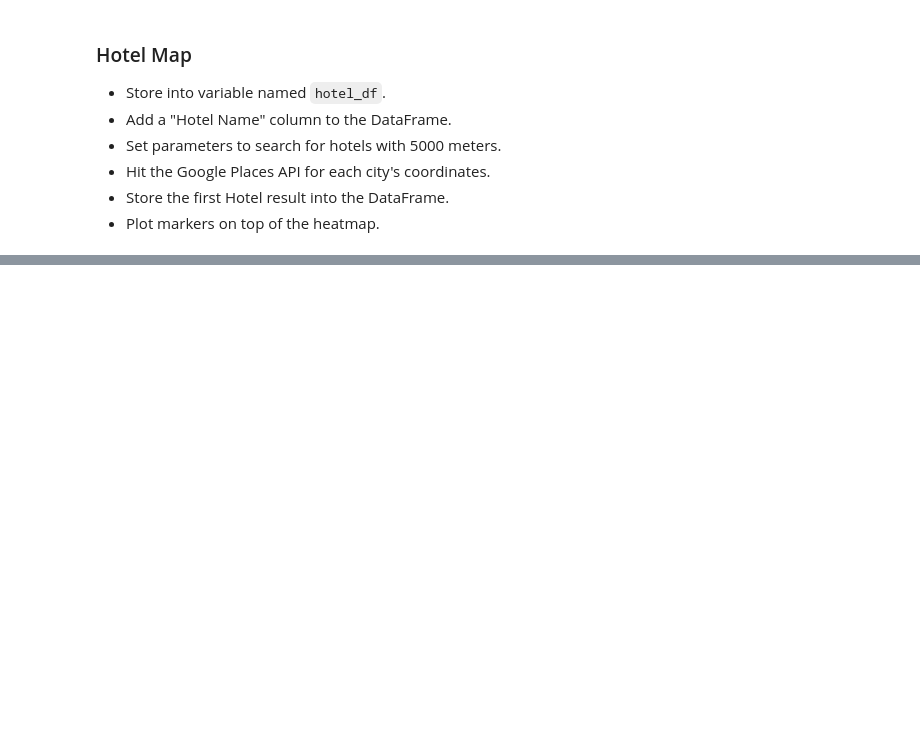
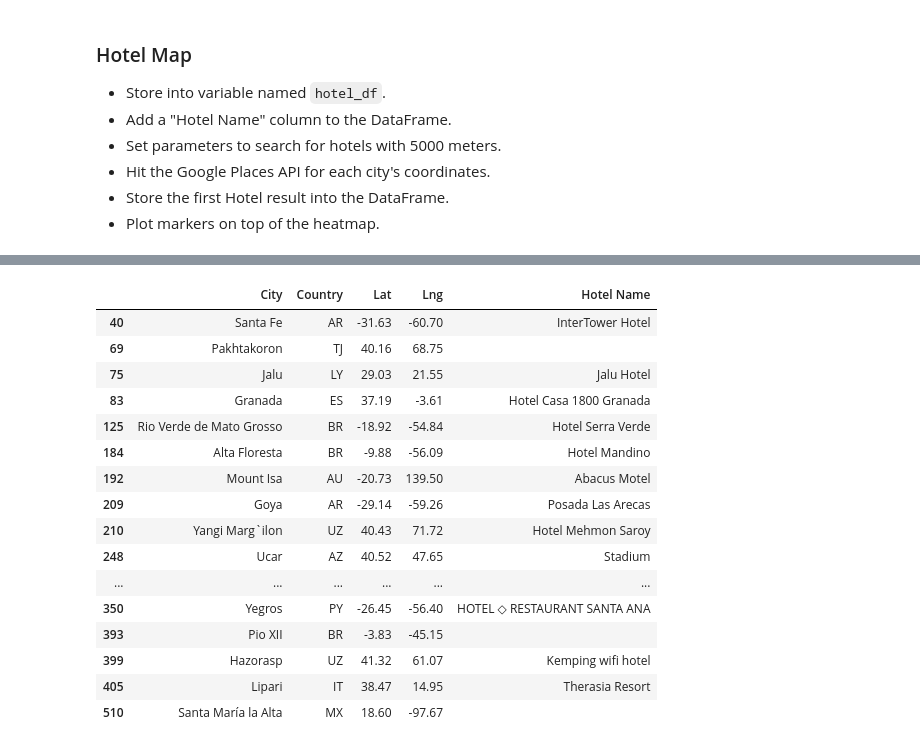
Before and after one commit to taureanh/Python-api-challenge, a Jupyter notebook: VacationPy/VacationPy.ipynb, the cells around one changed output, grey strips where cells are left out. Saved outputs shown, nothing was run; the diff lists cells and outputs as text; code cells hidden in the pictures; blank space fills up the shorter version.

```diff
--- a/VacationPy/VacationPy.ipynb
+++ b/VacationPy/VacationPy.ipynb
@@ -55,0 +132,39 @@ weather_data
+# %%
+base_url = "https://maps.googleapis.com/maps/api/place/nearbysearch/json"
+
+params = {"type" : "hotel",
+          "keyword" : "hotel",
+          "radius" : 5000,
+          "key" : g_key}
+# %%
+for index, row in hotel_df.iterrows():
+    # get city name, lat, lnt from df
+    lat = row["Lat"]
+    lng = row["Lng"]
+    city_name = row["City"]
+
+    # add keyword to params dict
+    params["location"] = f"{lat},{lng}"
+
+    # assemble url and make API request
+    print(f"Retrieving Results for Index {index}: {city_name}.")
+    response = requests.get(base_url, params=params).json()
+
+    # extract results
+    results = response['results']
+
+    # save the hotel name to dataframe
+    try:
+        print(f"Closest hotel in {city_name} is {results[0]['name']}.")
+        hotel_df.loc[index, "Hotel Name"] = results[0]['name']
+
+    # if there is no hotel available, show missing field
+    except (KeyError, IndexError):
+        print("Missing field/result... skipping.")
+
+    print("------------")
+       # Wait 1 sec to make another api request to avoid SSL Error
+    time.sleep(1)
+
+# Print end of search once searching is completed
+print("-------End of Search-------")
@@ -56,3 +189,23 @@ weather_data
+# %%
+hotel_df
+# %% [output]
+|  | City | Country | Lat | Lng | Hotel Name |
+| 40 | Santa Fe | AR | -31.63 | -60.70 | InterTower Hotel |
+| 69 | Pakhtakoron | TJ | 40.16 | 68.75 |  |
+| 75 | Jalu | LY | 29.03 | 21.55 | Jalu Hotel |
+| 83 | Granada | ES | 37.19 | -3.61 | Hotel Casa 1800 Granada |
+| 125 | Rio Verde de Mato Grosso | BR | -18.92 | -54.84 | Hotel Serra Verde |
+| 184 | Alta Floresta | BR | -9.88 | -56.09 | Hotel Mandino |
+| 192 | Mount Isa | AU | -20.73 | 139.50 | Abacus Motel |
+| 209 | Goya | AR | -29.14 | -59.26 | Posada Las Arecas |
+| 210 | Yangi Marg`ilon | UZ | 40.43 | 71.72 | Hotel Mehmon Saroy |
+| 248 | Ucar | AZ | 40.52 | 47.65 | Stadium |
+| ... | ... | ... | ... | ... | ... |
+| 350 | Yegros | PY | -26.45 | -56.40 | HOTEL ◇ RESTAURANT SANTA ANA |
+| 393 | Pio XII | BR | -3.83 | -45.15 |  |
+| 399 | Hazorasp | UZ | 41.32 | 61.07 | Kemping wifi hotel |
+| 405 | Lipari | IT | 38.47 | 14.95 | Therasia Resort |
+| 510 | Santa María la Alta | MX | 18.60 | -97.67 |  |
 # %%
 # NOTE: Do not change any of the code in this cell
 
```
Also changed, not shown: parts of 8 cells of this notebook, 2 other files.
